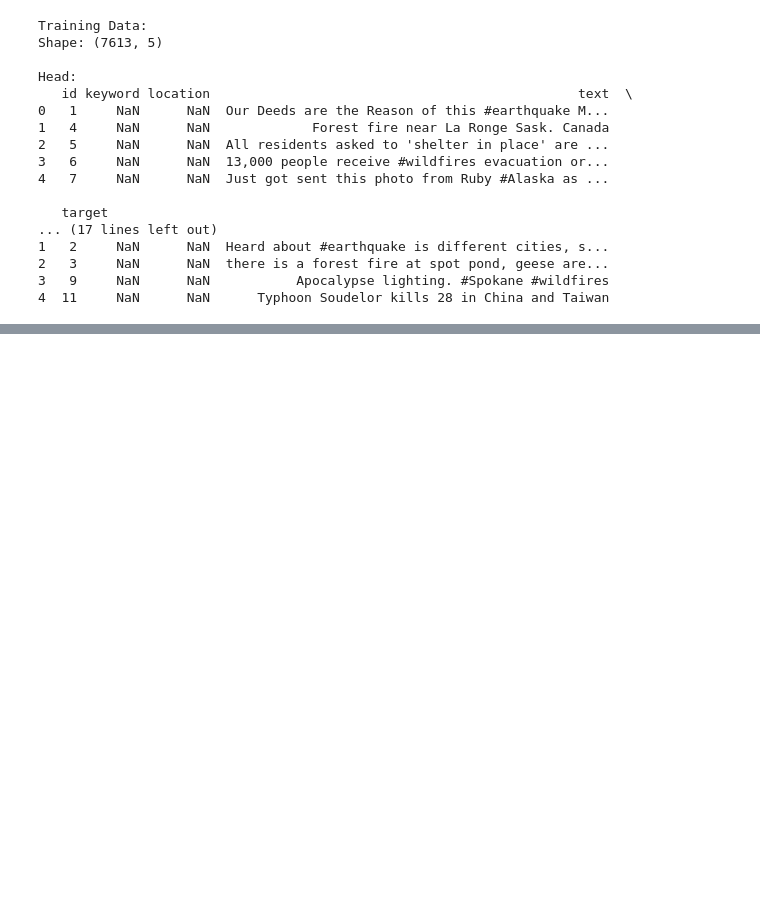
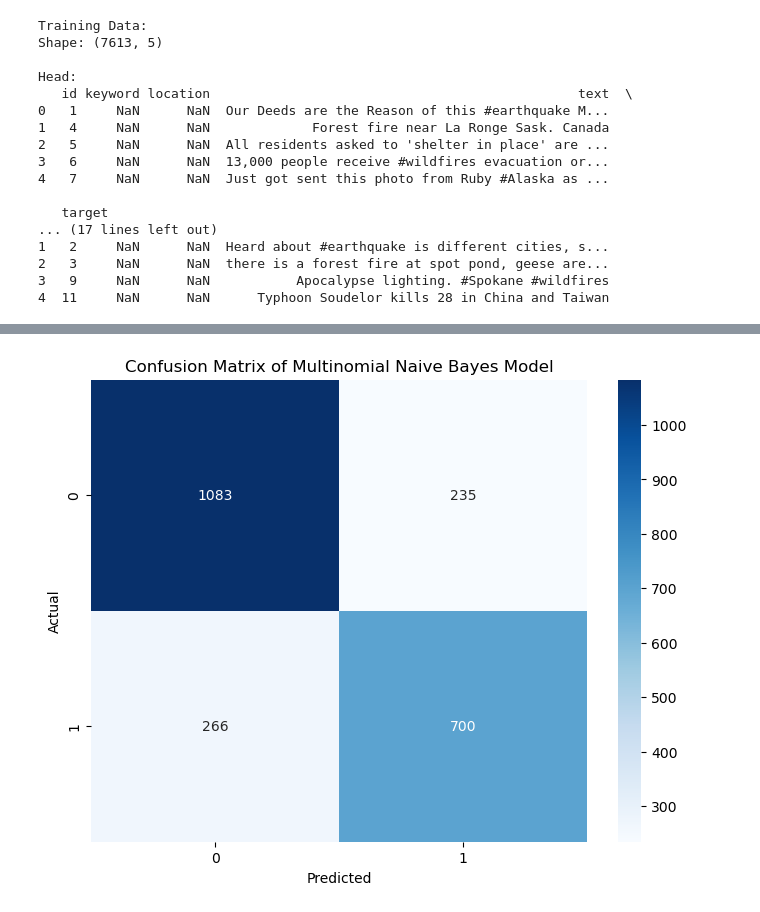
Before and after one commit to Dept-of-Comp-Sci-University-of-Ghana/team-task-1---natural-language-with-disaster-tweets-cmsm-gp-9, a Jupyter notebook: main.ipynb, the cells around one changed output, grey strips where cells are left out. Saved outputs shown, nothing was run; the diff lists cells and outputs as text; code cells hidden in the pictures; blank space fills up the shorter version.

```diff
--- a/main.ipynb
+++ b/main.ipynb
@@ -78,0 +103,4 @@ test_data['processed_text'] = test_data['text'].apply(preprocess_text)
+# %%
+#Split Data
+X_train, X_valid, y_train, y_valid = train_test_split(train_data['text'], train_data['target'], test_size=0.3, random_state=42)
+X_test = test_data['text']
@@ -78,0 +191,10 @@ test_data['processed_text'] = test_data['text'].apply(preprocess_text)
+# %%
+from sklearn.svm import LinearSVC
+lin_svc = LinearSVC()
+lin_svc.fit(tfidf_train, y_train)
+lin_svc_pred = lin_svc.predict(tfidf_test)
+lin_svc_pred1 = lin_svc.predict(tfidf_test1)
+test_data['target'] = lin_svc_pred1
+lin_score = accuracy_score(y_valid, lin_svc_pred)
+print("Linear SVC TF-IDF Accuracy:", lin_score)
+print(test_data.head())
@@ -78,0 +236,11 @@ test_data['processed_text'] = test_data['text'].apply(preprocess_text)
+# %%
+# Visualize the Confusion Matrix for Multinomial Naive Bayes model
+cm = confusion_matrix(y_valid, lin_svc_pred)
+plt.figure(figsize=(8, 6))
+sns.heatmap(cm, annot=True, cmap='Blues', fmt='d')
+plt.title('Confusion Matrix of Multinomial Naive Bayes Model')
+plt.xlabel('Predicted')
+plt.ylabel('Actual')
+plt.show()
+# %% [output]
+[figure, added]
```
Also changed, not shown: parts of 21 cells of this notebook, 1 other file.
